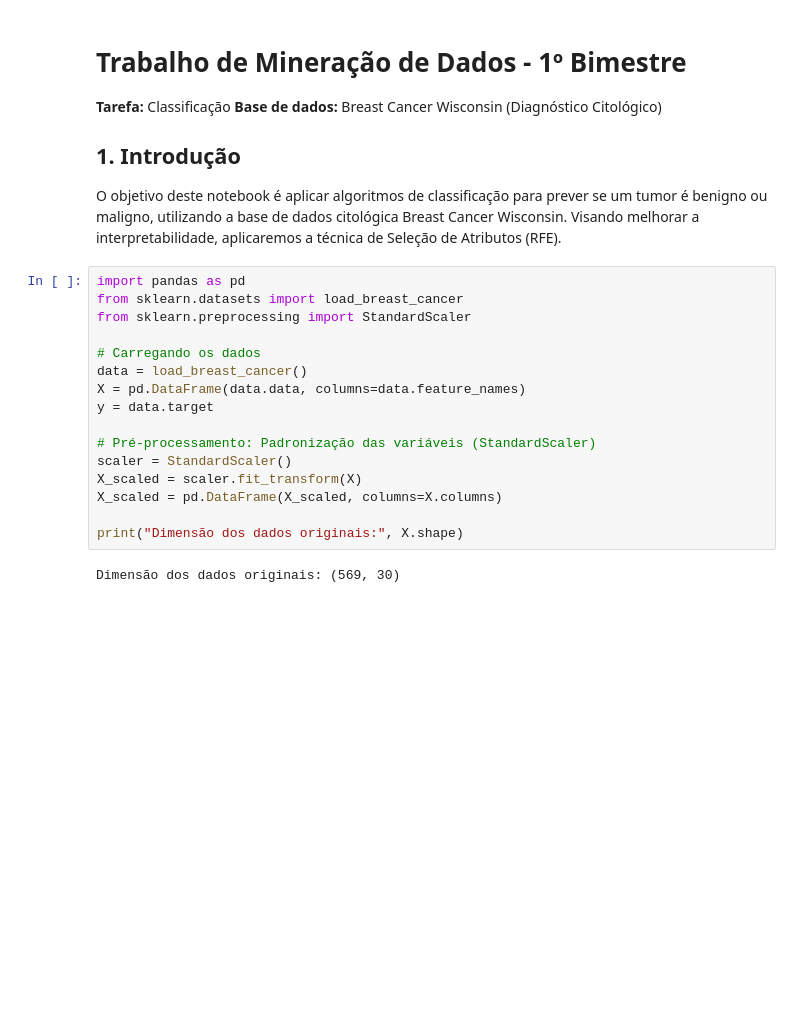
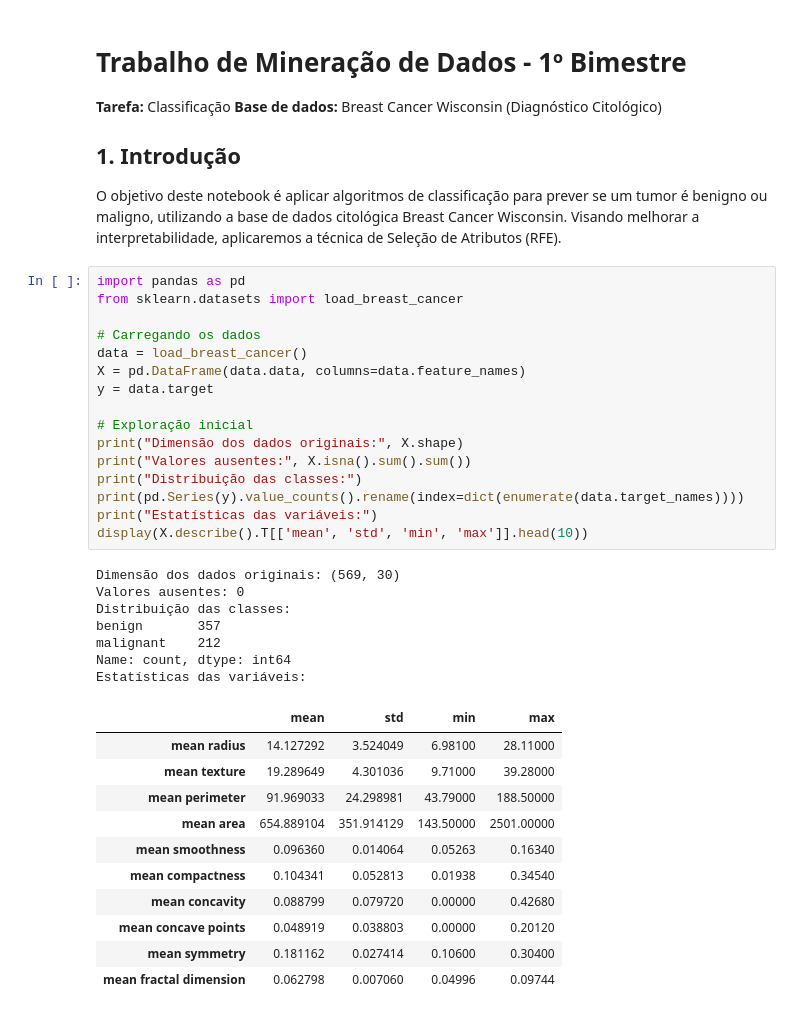
Before and after one commit to Vinicius-Araujppp/trabalho-mineracao-dados-jaqueline1bimestre, a Jupyter notebook: 01_classificacao_breast_cancer.ipynb, the cells around one changed output. Cells and saved outputs as stored; diff of their text form; blank space fills up the shorter version.

```diff
--- a/01_classificacao_breast_cancer.ipynb
+++ b/01_classificacao_breast_cancer.ipynb
@@ -9,20 +9,37 @@ O objetivo deste notebook é aplicar algoritmos de classificação para prever s
 # %%
 import pandas as pd
 from sklearn.datasets import load_breast_cancer
-from sklearn.preprocessing import StandardScaler
 
 # Carregando os dados
 data = load_breast_cancer()
 X = pd.DataFrame(data.data, columns=data.feature_names)
 y = data.target
 
-# Pré-processamento: Padronização das variáveis (StandardScaler)
-scaler = StandardScaler()
-X_scaled = scaler.fit_transform(X)
-X_scaled = pd.DataFrame(X_scaled, columns=X.columns)
-
+# Exploração inicial
 print("Dimensão dos dados originais:", X.shape)
+print("Valores ausentes:", X.isna().sum().sum())
+print("Distribuição das classes:")
+print(pd.Series(y).value_counts().rename(index=dict(enumerate(data.target_names))))
+print("Estatísticas das variáveis:")
+display(X.describe().T[['mean', 'std', 'min', 'max']].head(10))
 # %% [output]
 Dimensão dos dados originais: (569, 30)
+Valores ausentes: 0
+Distribuição das classes:
+benign       357
+malignant    212
+Name: count, dtype: int64
+Estatísticas das variáveis:
+|  | mean | std | min | max |
+| mean radius | 14.127292 | 3.524049 | 6.98100 | 28.11000 |
+| mean texture | 19.289649 | 4.301036 | 9.71000 | 39.28000 |
+| mean perimeter | 91.969033 | 24.298981 | 43.79000 | 188.50000 |
+| mean area | 654.889104 | 351.914129 | 143.50000 | 2501.00000 |
+| mean smoothness | 0.096360 | 0.014064 | 0.05263 | 0.16340 |
+| mean compactness | 0.104341 | 0.052813 | 0.01938 | 0.34540 |
+| mean concavity | 0.088799 | 0.079720 | 0.00000 | 0.42680 |
+| mean concave points | 0.048919 | 0.038803 | 0.00000 | 0.20120 |
+| mean symmetry | 0.181162 | 0.027414 | 0.10600 | 0.30400 |
+| mean fractal dimension | 0.062798 | 0.007060 | 0.04996 | 0.09744 |
 # %%
 from sklearn.model_selection import train_test_split
```
Also changed, not shown: parts of 7 cells of this notebook, 1 other file.
